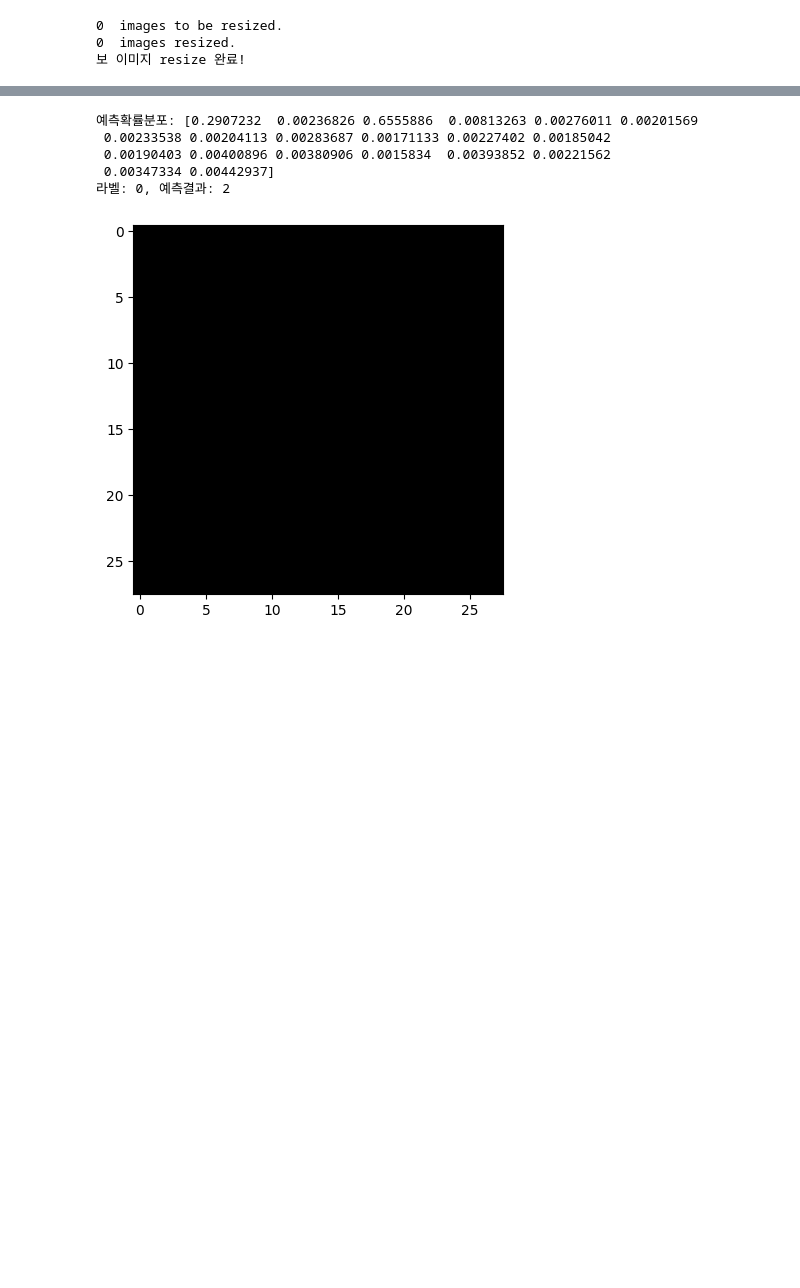
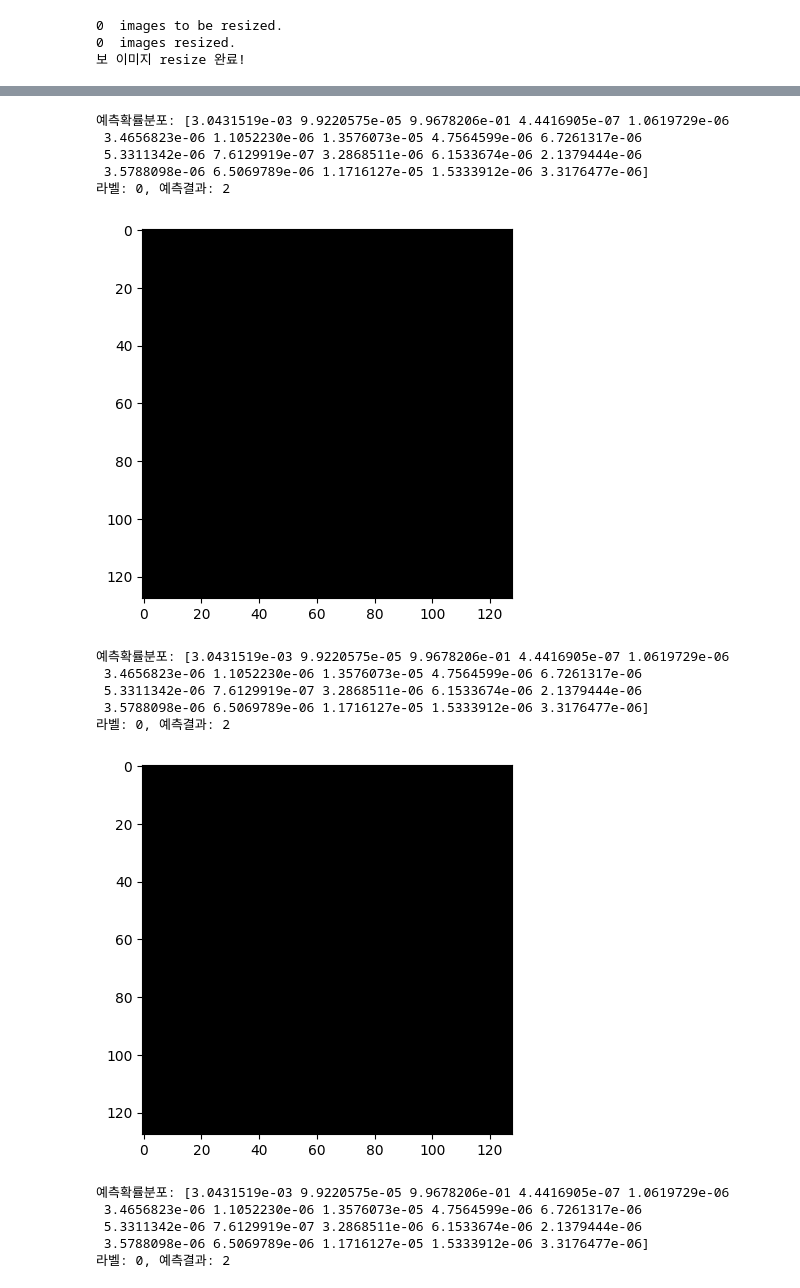
Before and after one commit to Geon-05/dailycoding, a Jupyter notebook: moving/rockgame/play_game.ipynb, the cells around one changed output, grey strips where cells are left out. Cells and saved outputs as stored; diff of their text form; code cells hidden in the pictures; blank space fills up the shorter version.

```diff
--- a/moving/rockgame/play_game.ipynb
+++ b/moving/rockgame/play_game.ipynb
@@ -55,7 +55,7 @@ from PIL import Image
 
 def load_data(img_path, number_of_data=2254):  # 가위바위보 이미지 개수 총합에 주의하세요.
     # 가위 : 0, 바위 : 1, 보 : 2
-    img_size=28
+    img_size=128
     color=3
     #이미지 데이터와 라벨(가위 : 0, 바위 : 1, 보 : 2) 데이터를 담을 행렬(matrix) 영역을 생성합니다.
     imgs=np.zeros(number_of_data*img_size*img_size*color,dtype=np.int32).reshape(number_of_data,img_size,img_size,color)
@@ -63,21 +63,21 @@ def load_data(img_path, number_of_data=2254):  # 가위바위보 이미지 개
 
     idx=0
     for file in glob.iglob(img_path+'/scissors/*.jpg'):
-        img = Image.open(file).resize((28, 28))  # 크기를 (28, 28)로 변경
+        img = Image.open(file).resize((128, 128))  # 크기를 (28, 28)로 변경
         img = np.array(img, dtype=np.int32)
         imgs[idx,:,:,:]=img    # 데이터 영역에 이미지 행렬을 복사
         labels[idx]=0   # 가위 : 0
         idx=idx+1
 
     for file in glob.iglob(img_path+'/rock/*.jpg'):
-        img = Image.open(file).resize((28, 28))  # 크기를 (28, 28)로 변경
+        img = Image.open(file).resize((128, 128))  # 크기를 (28, 28)로 변경
         img = np.array(img, dtype=np.int32)
         imgs[idx,:,:,:]=img    # 데이터 영역에 이미지 행렬을 복사
         labels[idx]=1   # 바위 : 1
         idx=idx+1
 
     for file in glob.iglob(img_path+'/paper/*.jpg'):
-        img = Image.open(file).resize((28, 28))  # 크기를 (28, 28)로 변경
+        img = Image.open(file).resize((128, 128))  # 크기를 (28, 28)로 변경
         img = np.array(img, dtype=np.int32)
         imgs[idx,:,:,:]=img    # 데이터 영역에 이미지 행렬을 복사
         labels[idx]=2   # 보 : 2
@@ -98,6 +98,7 @@ x_train shape: (2254, 28, 28, 3)
 y_train shape: (2254,)
 # %%
-plt.imshow(x_train[0])
-print('라벨 : ', y_train[0])
+for i in range(100):
+    plt.imshow(x_train[i])
+    print('라벨 : ', y_train[i])
 # %% [output]
 라벨 :  0
@@ -108,7 +125,7 @@ from tensorflow import keras
 import numpy as np
 
 model=keras.models.Sequential()
-model.add(keras.layers.Conv2D(32, (3,3), activation='relu', input_shape=(28,28,3)))
+model.add(keras.layers.Conv2D(32, (3,3), activation='relu', input_shape=(128,128,3)))
 model.add(keras.layers.MaxPool2D(2,2))
 model.add(keras.layers.Conv2D(64, (3,3), activation='relu'))
 model.add(keras.layers.MaxPooling2D((2,2)))
@@ -144,5 +161,5 @@ model.compile(optimizer='adam',
              loss='sparse_categorical_crossentropy',
              metrics=['accuracy'])
 
-model.fit(x_train_norm, y_train, epochs=10)
+model.fit(x_train_norm, y_train, epochs=3)
 # %% [output]
@@ -210,21 +214,33 @@ plt.show()
 # %%
 import random
 wrong_predict_list=[]
 for i, _ in enumerate(predicted_labels):
     if predicted_labels[i] != y_test[i]:
         wrong_predict_list.append(i)
 
-samples = random.choices(population=wrong_predict_list, k=1) # k값을 수정하면 더 많은 값의 수를 볼 수 있다.
+samples = random.choices(population=wrong_predict_list, k=10) # k값을 수정하면 더 많은 값의 수를 볼 수 있다.
 
 for n in samples:
     print("예측확률분포: " + str(predicted_result[n]))
     print("라벨: " + str(y_test[n]) + ", 예측결과: " + str(predicted_labels[n]))
     plt.imshow(x_test[n], cmap=plt.cm.binary)
+    # print(x_test[n])
     plt.show()
 # %% [output]
-예측확률분포: [0.2907232  0.00236826 0.6555886  0.00813263 0.00276011 0.00201569
- 0.00233538 0.00204113 0.00283687 0.00171133 0.00227402 0.00185042
- 0.00190403 0.00400896 0.00380906 0.0015834  0.00393852 0.00221562
- 0.00347334 0.00442937]
+예측확률분포: [3.0431519e-03 9.9220575e-05 9.9678206e-01 4.4416905e-07 1.0619729e-06
+ 3.4656823e-06 1.1052230e-06 1.3576073e-05 4.7564599e-06 6.7261317e-06
+ 5.3311342e-06 7.6129919e-07 3.2868511e-06 6.1533674e-06 2.1379444e-06
+ 3.5788098e-06 6.5069789e-06 1.1716127e-05 1.5333912e-06 3.3176477e-06]
 라벨: 0, 예측결과: 2
-[figure, old version]
+[figure, new version]
+예측확률분포: [3.0431519e-03 9.9220575e-05 9.9678206e-01 4.4416905e-07 1.0619729e-06
+ 3.4656823e-06 1.1052230e-06 1.3576073e-05 4.7564599e-06 6.7261317e-06
+ 5.3311342e-06 7.6129919e-07 3.2868511e-06 6.1533674e-06 2.1379444e-06
+ 3.5788098e-06 6.5069789e-06 1.1716127e-05 1.5333912e-06 3.3176477e-06]
+라벨: 0, 예측결과: 2
+[figure, added]
+예측확률분포: [3.0431519e-03 9.9220575e-05 9.9678206e-01 4.4416905e-07 1.0619729e-06
+ 3.4656823e-06 1.1052230e-06 1.3576073e-05 4.7564599e-06 6.7261317e-06
+ 5.3311342e-06 7.6129919e-07 3.2868511e-06 6.1533674e-06 2.1379444e-06
+ 3.5788098e-06 6.5069789e-06 1.1716127e-05 1.5333912e-06 3.3176477e-06]
+라벨: 0, 예측결과: 2
```
Also changed, not shown: parts of 10 cells of this notebook, 2 other files.
